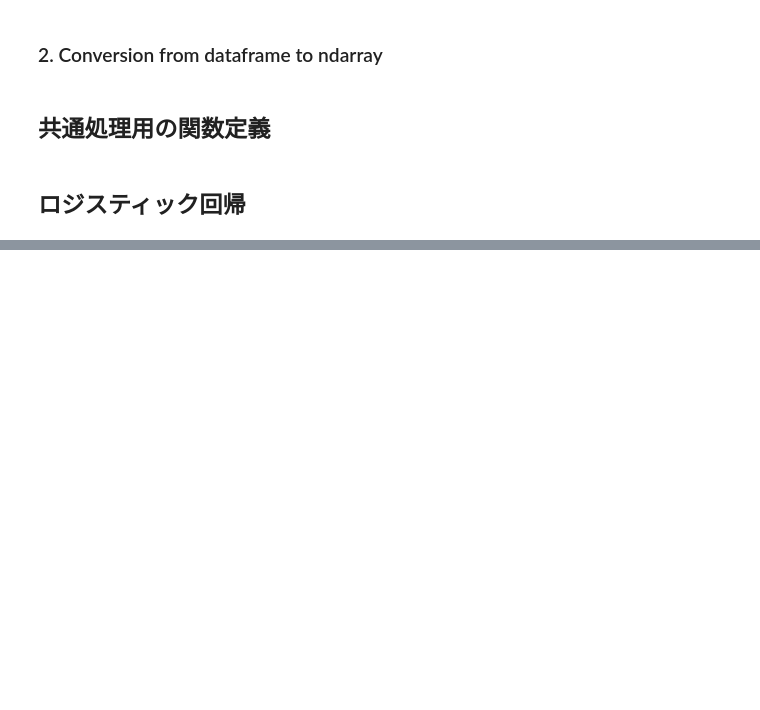
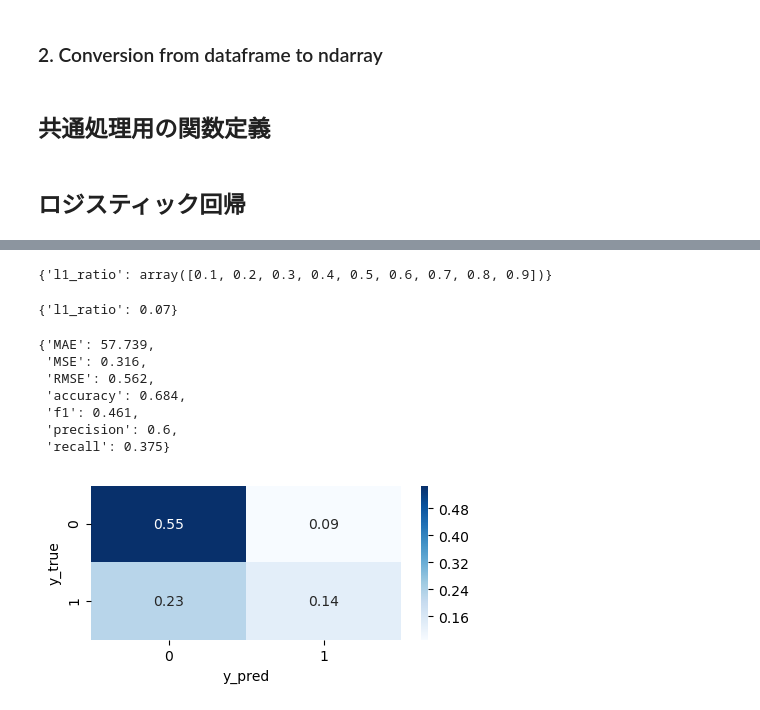
Before and after one commit to masam101376/kickstarter-projects, a Jupyter notebook: practice_marged.ipynb, the cells around one changed output, grey strips where cells are left out. Saved outputs shown, nothing was run; the diff lists cells and outputs as text; code cells hidden in the pictures; blank space fills up the shorter version.

```diff
--- a/practice_marged.ipynb
+++ b/practice_marged.ipynb
@@ -547,0 +627,46 @@ conf_mat(res)
+# %%
+model = SGDClassifier(loss='log',
+                    penalty='ElasticNet',
+                    # l1_ratio=0.15,
+                    fit_intercept=True,
+                    max_iter=1e5,
+                    tol=1e-3,
+                    random_state=1234)
+
+parameters = {'l1_ratio': np.arange(0.1, 1, 0.2)}
+
+clf = GridSearchCV(model, parameters, cv=3, scoring='accuracy')
+clf.fit(X, y)
+clf.best_params_
+# %% [output]
+{'l1_ratio': array([0.1, 0.2, 0.3, 0.4, 0.5, 0.6, 0.7, 0.8, 0.9])}
+# %%
+parameters = {'l1_ratio': np.arange(0.05, 0.15, 0.02)}
+
+clf = GridSearchCV(model, parameters, cv=3, scoring='accuracy')
+clf.fit(X, y)
+clf.best_params_
+# %% [output]
+{'l1_ratio': 0.07}
+# %%
+### ベストなパラメータを使い交差検証
+clf = SGDClassifier(loss='log',
+                    penalty='ElasticNet',
+                    l1_ratio=0.07,
+                    fit_intercept=True,
+                    max_iter=1e5,
+                    tol=1e-3,
+                    random_state=1234)
+
+res = CV(clf, X, y)
+pprint.pprint(errors_and_scores(res))
+conf_mat(res)
+# %% [output]
+{'MAE': 57.739,
+ 'MSE': 0.316,
+ 'RMSE': 0.562,
+ 'accuracy': 0.684,
+ 'f1': 0.461,
+ 'precision': 0.6,
+ 'recall': 0.375}
+[figure, added]
```
Also changed, not shown: parts of 16 cells of this notebook.
